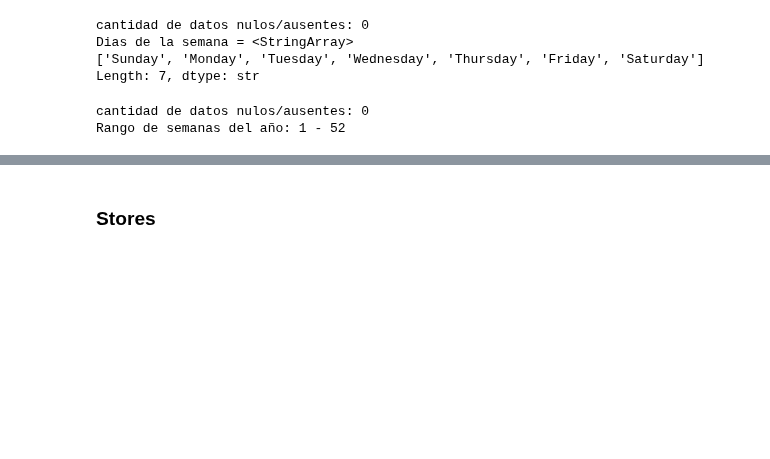
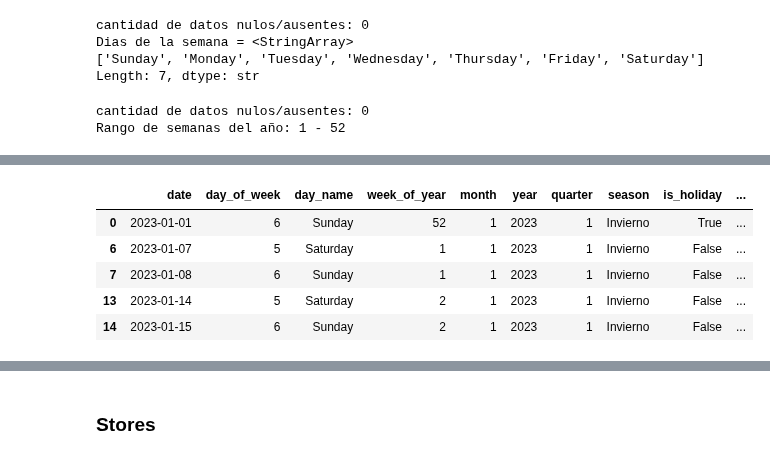
Before and after one commit to Fernandojbf123/Prueba_tecnica_DS, a Jupyter notebook: notebooks/EDA.ipynb, the cells around one changed output, grey strips where cells are left out. Drawn from its saved outputs; the diff is of its cells as text; code cells hidden in the pictures; blank space fills up the shorter version.

```diff
--- a/notebooks/EDA.ipynb
+++ b/notebooks/EDA.ipynb
@@ -143,0 +220,10 @@ is_semana_santa
+# %%
+calendar_weekend = calendar[calendar['is_weekend']==True]
+calendar_weekend.head(5)
+# %% [output]
+|  | date | day_of_week | day_name | week_of_year | month | year | quarter | season | is_holiday | ... |
+| 0 | 2023-01-01 | 6 | Sunday | 52 | 1 | 2023 | 1 | Invierno | True | ... |
+| 6 | 2023-01-07 | 5 | Saturday | 1 | 1 | 2023 | 1 | Invierno | False | ... |
+| 7 | 2023-01-08 | 6 | Sunday | 1 | 1 | 2023 | 1 | Invierno | False | ... |
+| 13 | 2023-01-14 | 5 | Saturday | 2 | 1 | 2023 | 1 | Invierno | False | ... |
+| 14 | 2023-01-15 | 6 | Sunday | 2 | 1 | 2023 | 1 | Invierno | False | ... |
```
Also changed, not shown: parts of 16 cells of this notebook.
